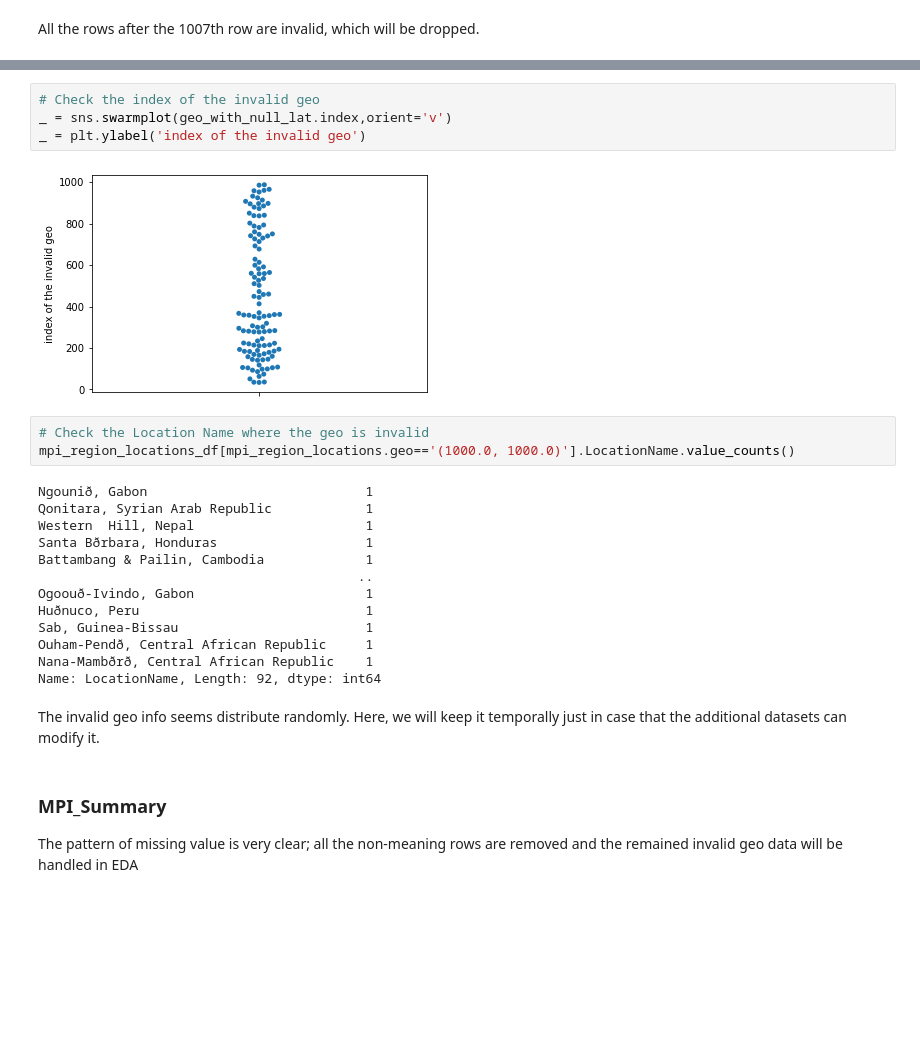
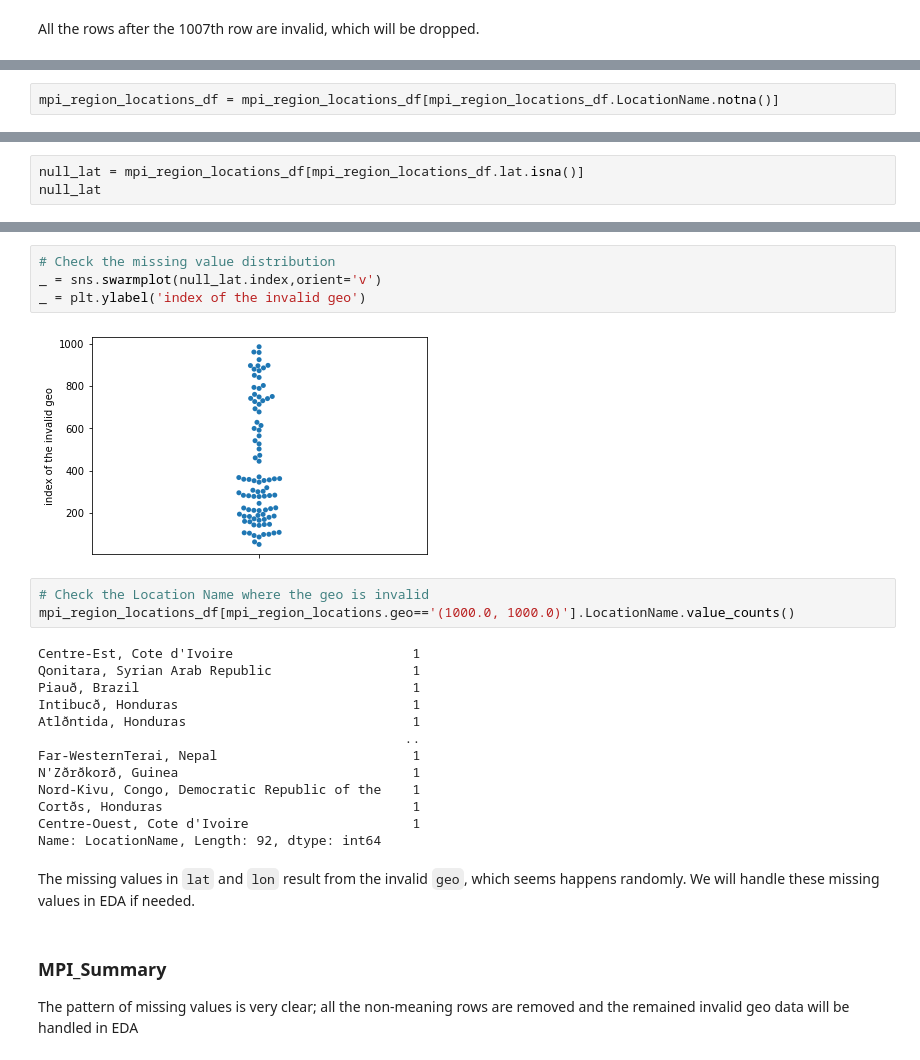
Before and after one commit to lasayin/Crowdfunding-on-Kiva-Platform, a Jupyter notebook: Kiva_Crowdfunding_Data_Wrangling.ipynb, the cells around one changed output, grey strips where cells are left out. Drawn from its saved outputs; the diff is of its cells as text; blank space fills up the shorter version.

Commit message:
Clarify the data wrangling process; add some steps to analyse no-null features; modify the imputation of missing values in funded_time

```diff
--- a/Kiva_Crowdfunding_Data_Wrangling.ipynb
+++ b/Kiva_Crowdfunding_Data_Wrangling.ipynb
@@ -770,0 +941,2 @@ The geo info is invalid, which leads to the missing values of latitude and longi
+# %%
+mpi_region_locations_df = mpi_region_locations_df[mpi_region_locations_df.LocationName.notna()]
@@ -770,0 +946,3 @@ The geo info is invalid, which leads to the missing values of latitude and longi
+# %%
+null_lat = mpi_region_locations_df[mpi_region_locations_df.lat.isna()]
+null_lat
@@ -771,27 +963,27 @@ The geo info is invalid, which leads to the missing values of latitude and longi
 # %%
-# Check the index of the invalid geo
-_ = sns.swarmplot(geo_with_null_lat.index,orient='v')
+# Check the missing value distribution
+_ = sns.swarmplot(null_lat.index,orient='v')
 _ = plt.ylabel('index of the invalid geo')
 # %% [output]
-[figure, old version]
+[figure, new version]
 # %%
 # Check the Location Name where the geo is invalid
 mpi_region_locations_df[mpi_region_locations.geo=='(1000.0, 1000.0)'].LocationName.value_counts()
 # %% [output]
-Ngounið, Gabon                            1
-Qonitara, Syrian Arab Republic            1
-Western  Hill, Nepal                      1
-Santa Bðrbara, Honduras                   1
-Battambang & Pailin, Cambodia             1
-                                         ..
-Ogoouð-Ivindo, Gabon                      1
-Huðnuco, Peru                             1
-Sab, Guinea-Bissau                        1
-Ouham-Pendð, Central African Republic     1
-Nana-Mambðrð, Central African Republic    1
+Centre-Est, Cote d'Ivoire                       1
+Qonitara, Syrian Arab Republic                  1
+Piauð, Brazil                                   1
+Intibucð, Honduras                              1
+Atlðntida, Honduras                             1
+                                               ..
+Far-WesternTerai, Nepal                         1
+N'Zðrðkorð, Guinea                              1
+Nord-Kivu, Congo, Democratic Republic of the    1
+Cortðs, Honduras                                1
+Centre-Ouest, Cote d'Ivoire                     1
 Name: LocationName, Length: 92, dtype: int64
-# %% [markdown]
-The invalid geo info seems distribute randomly. Here, we will keep it temporally just in case that the additional datasets can modify it.
+# %% [markdown]
+The missing values in `lat` and `lon` result from the invalid `geo`, which seems happens randomly. We will handle these missing values in EDA if needed.
 # %% [markdown]
 ### MPI_Summary
-The pattern of missing value is very clear; all the non-meaning rows are removed and the remained invalid geo data will be handled in EDA
+The pattern of missing values is very clear; all the non-meaning rows are removed and the remained invalid geo data will be handled in EDA
```
Also changed, not shown: parts of 169 cells of this notebook.
